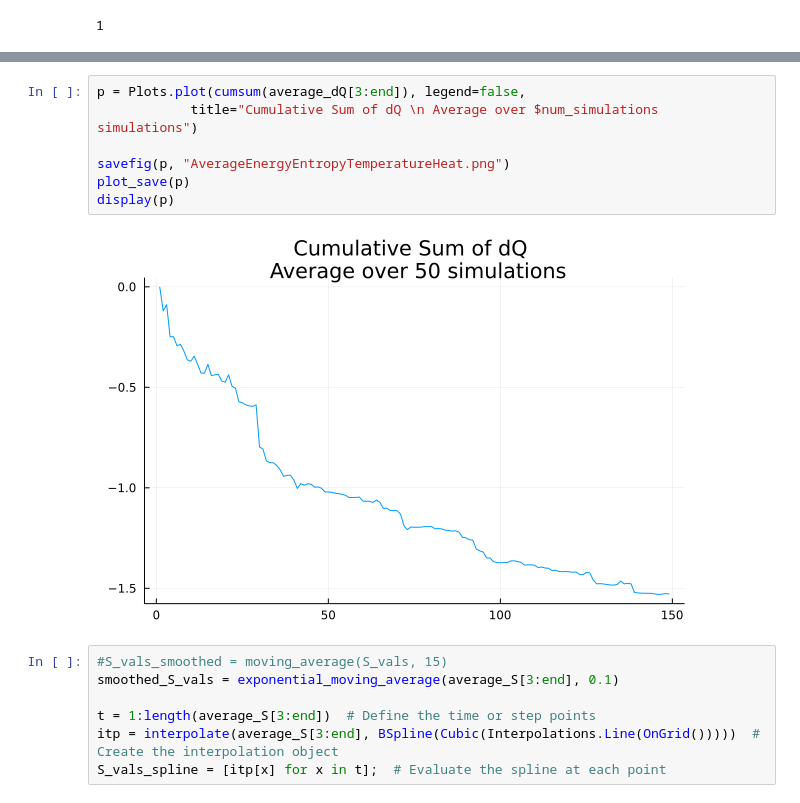
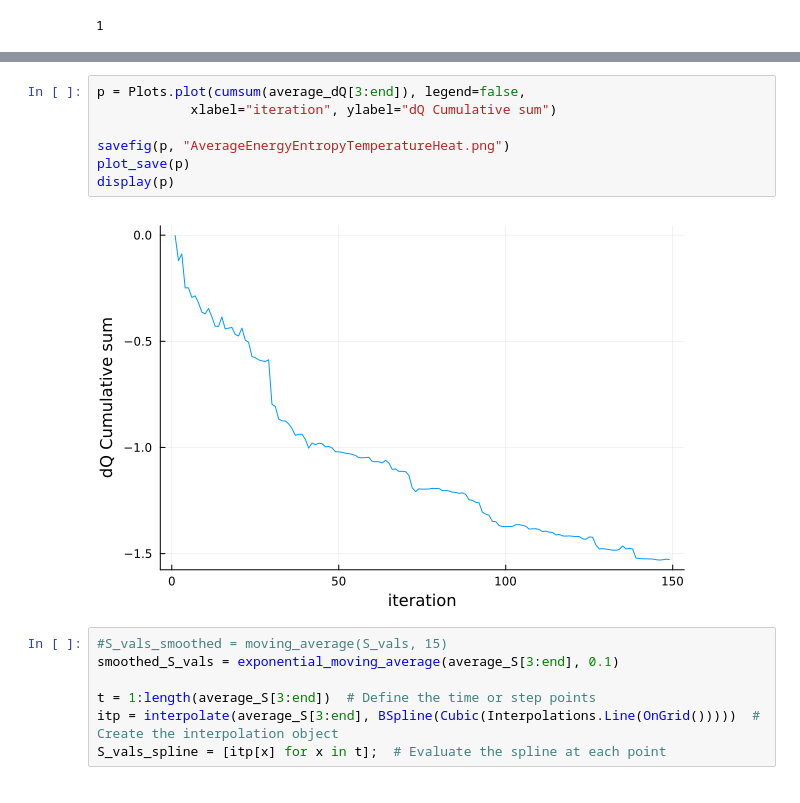
Before and after one commit to mantzaris/FlockingHeat, a Jupyter notebook: nb2.ipynb, the cells around one changed output, grey strips where cells are left out. Cells and saved outputs as stored; diff of their text form.

```diff
--- a/nb2.ipynb
+++ b/nb2.ipynb
@@ -476,12 +476,12 @@ display(p)
 # %%
 p = Plots.plot(cumsum(average_dQ[3:end]), legend=false,
-            title="Cumulative Sum of dQ \n Average over $num_simulations simulations")
+            xlabel="iteration", ylabel="dQ Cumulative sum")
 
 savefig(p, "AverageEnergyEntropyTemperatureHeat.png")
 plot_save(p)
 display(p)
 # %% [output]
-[figure, old version]
+[figure, new version]
 # %%
 #S_vals_smoothed = moving_average(S_vals, 15)
 smoothed_S_vals = exponential_moving_average(average_S[3:end], 0.1)
```
Also changed, not shown: parts of 13 cells of this notebook, 10 other files.
